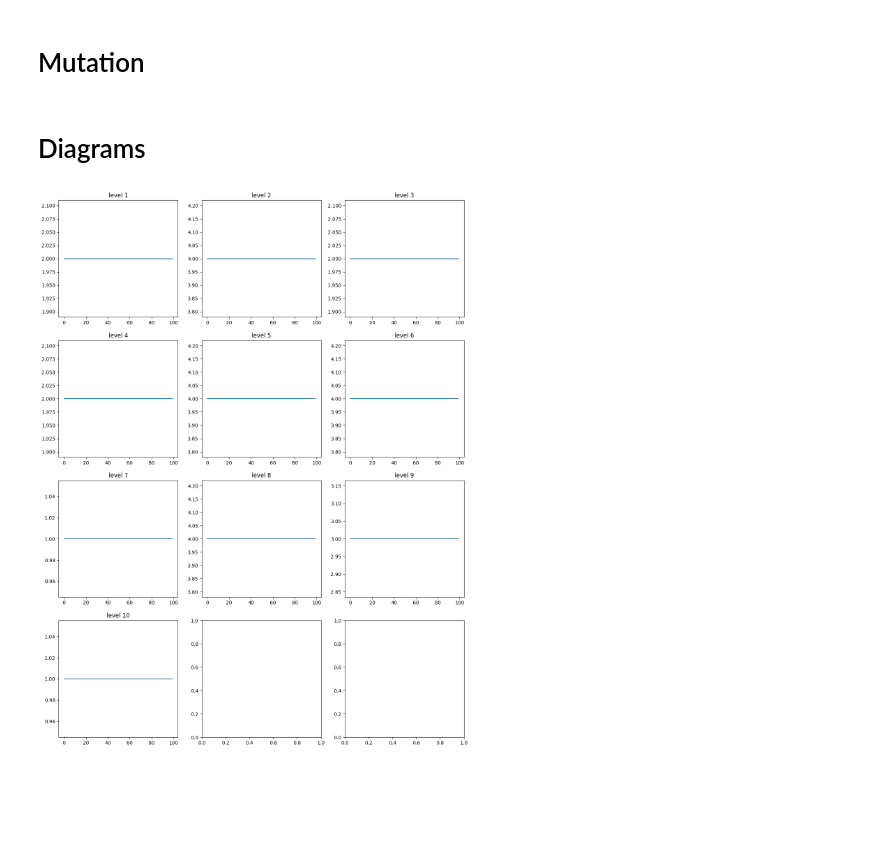
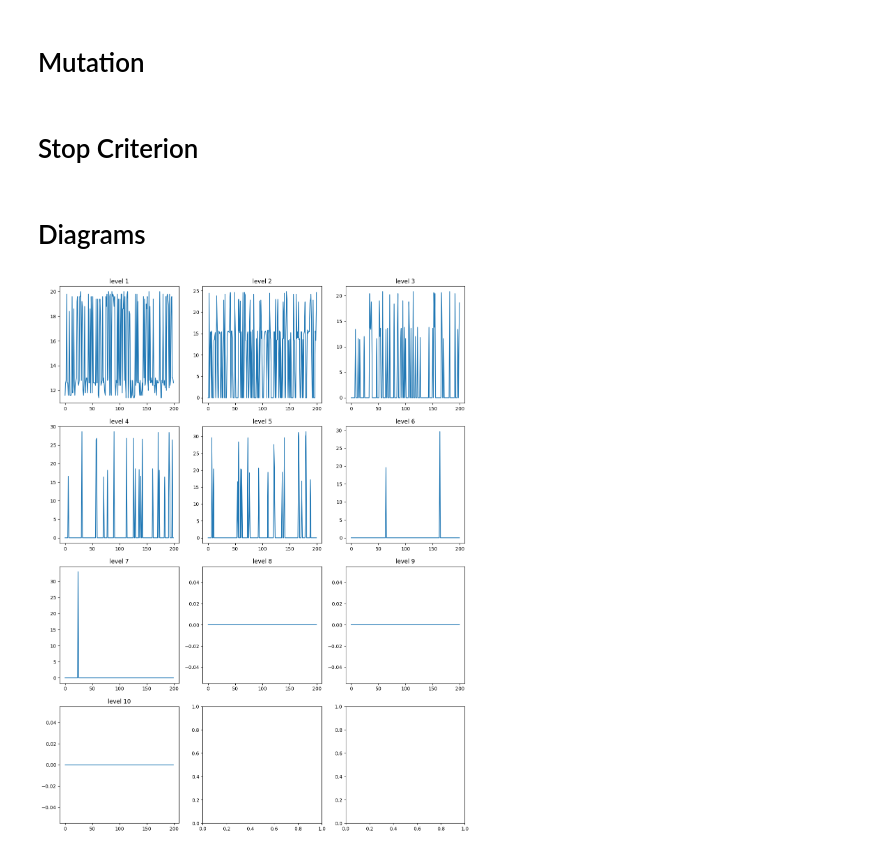
Before and after one commit to Mohammad-Safari/evolutionary-solution-for-simple-side-scrolling-game, a Jupyter notebook: evolutionary.ipynb, the cells around one changed output. Saved outputs shown, nothing was run; the diff lists cells and outputs as text; code cells hidden in the pictures; blank space fills up the shorter version.

Commit message:
[fix]bulk runner state reset

```diff
--- a/evolutionary.ipynb
+++ b/evolutionary.ipynb
@@ -74,7 +74,10 @@ class MyGame(Game):
         return self.get_score(move)
 
     def get_score_for_each(self, move_list):
-        return [self.get_score_for_next(move) for move in move_list]
+        scores = [self.get_score_for_next(move) for move in move_list]
+        self.current_level_index = -1
+        return scores
+
 
 
 # g = MyGame(levels)
@@ -159,3 +162,5 @@ def mutate_randome_gene(chrom_lst, mut_prob=0.2, actions="00012", try_times=1):
         if random.random() <= mut_prob:
             for try_time in range(try_times):
                 chrom[random.randint(0, len(chrom - 1))] = random.choice(actions)
+# %% [markdown]
+# Stop Criterion
@@ -162,20 +172,26 @@ def mutate_randome_gene(chrom_lst, mut_prob=0.2, actions="00012", try_times=1):
+# %%
+g = MyGame(levels)
+
+# bulk running
+# scores = [g.get_score_for_each(pop) for pop in population]
+scores = [g.get_score_for_each(pop) for pop in population]
 # %% [markdown]
 # Diagrams
 # %%
 from matplotlib import pyplot as plt
 import numpy as np
 
-score_changes = np.array([scores] * 100)
+score_changes = np.array(scores)
 
 fig, ax = plt.subplots(4, 3, figsize=(15, 20))
 
 ln = 1
 for j in range(4):
     for i in range(3):
         ax[j, i].plot(score_changes[:, ln - 1, 1])
         ax[j, i].set_title(f"level {ln}")
         ln += 1
         if ln > 10: break
 plt.show()
 # %% [output]
-[figure, old version]
+[figure, new version]
```
Also changed, not shown: parts of 1 cell of this notebook.
